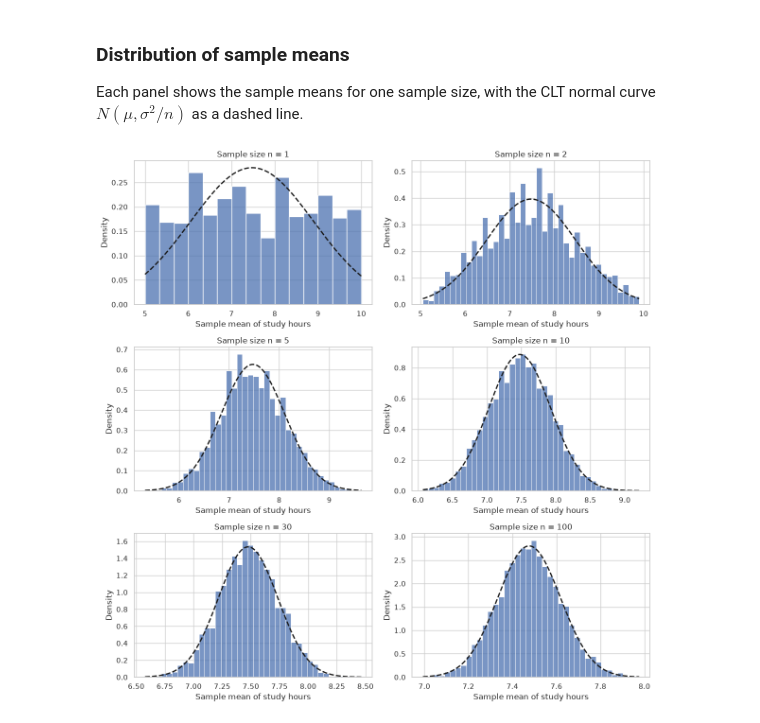
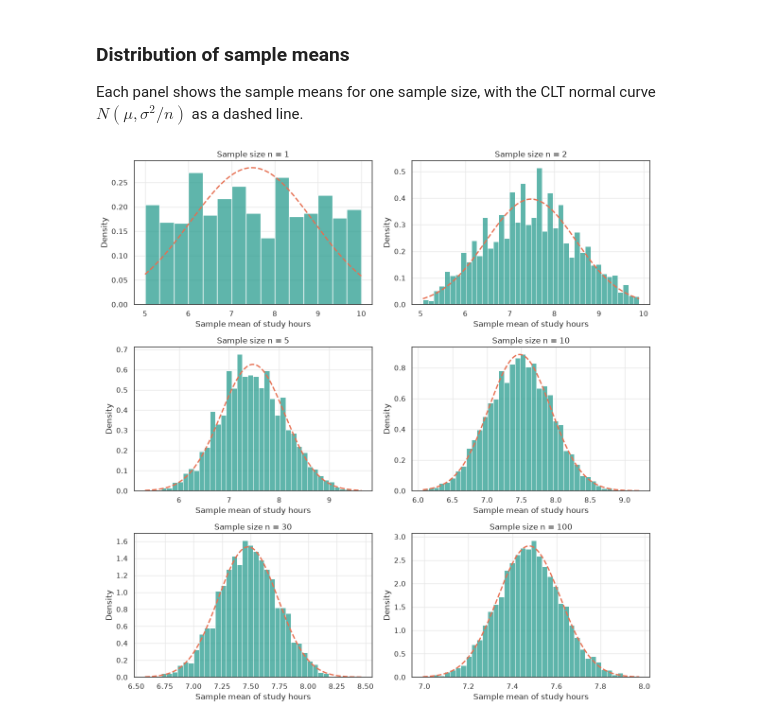
Before and after one commit to svschakri/CS-215-DAI_project, a Jupyter notebook: analysis.ipynb, the cells around one changed output. Cells and saved outputs as stored; diff of their text form; code cells hidden in the pictures.

```diff
--- a/analysis.ipynb
+++ b/analysis.ipynb
@@ -11,3 +5,31 @@ sns.set_theme(style="whitegrid")
+# %%
+import numpy as np
+import pandas as pd
+import matplotlib.pyplot as plt
+import seaborn as sns
+
+# Time-use columns (each student's five activities sum to 24 hours)
+TIME_COLS = [
+    "Study_Hours_Per_Day",
+    "Extracurricular_Hours_Per_Day",
+    "Sleep_Hours_Per_Day",
+    "Social_Hours_Per_Day",
+    "Physical_Activity_Hours_Per_Day",
+]
+
+sns.set_theme(style="whitegrid", rc={"grid.color": "#e6e6e6", "axes.edgecolor": "#444444"})
+
+# ---- Colour palette used by every chart in this notebook ----
+stress_order = [0, 1, 2]                                    # 0 = Low, 1 = Medium, 2 = High
+STRESS_PALETTE = {0: "#2a9d8f", 1: "#e9c46a", 2: "#e76f51"}  # teal, sand, coral
+COLUMN_COLOR = {
+    "Study_Hours_Per_Day": "#355070",                        # navy
+    "Extracurricular_Hours_Per_Day": "#e56b6f",              # rose
+    "Sleep_Hours_Per_Day": "#6d597a",                        # plum
+    "Social_Hours_Per_Day": "#b56576",                       # mauve
+    "Physical_Activity_Hours_Per_Day": "#eaac8b",            # peach
+    "CGPA": "#2a9d8f",                                       # teal
+}
 # %%
 df = pd.read_csv("student_lifestyle_dataset.csv")
 
@@ -177,0 +280,12 @@ These results describe this dataset only. They do not show that stress, study ti
+# %%
+features = ["Study_Hours_Per_Day","Extracurricular_Hours_Per_Day","Social_Hours_Per_Day","Physical_Activity_Hours_Per_Day"]
+n = len(df)
+y = df["CGPA"].to_numpy()
+
+X = np.column_stack([np.ones(n), df[features].to_numpy()])   # first column of 1s = intercept
+
+XtX = X.T @ X
+Xty = X.T @ y
+
+XtX_inv = np.linalg.inv(XtX)
+beta = XtX_inv @ Xty                      # beta = (X^T X)^-1 X^T y
@@ -226,13 +385,13 @@ Each panel shows the sample means for one sample size, with the CLT normal curve
 # %%
 fig, axes = plt.subplots(3, 2, figsize=(12, 12))
 for ax, n in zip(axes.flat, sample_sizes):
     means = sample_means[n]
-    sns.histplot(means, bins=15 if n == 1 else 40, stat="density", color="#4c72b0", ax=ax)
+    sns.histplot(means, bins=15 if n == 1 else 40, stat="density", color="#2a9d8f", edgecolor="white", ax=ax)
     xs = np.linspace(means.min(), means.max(), 300)
-    ax.plot(xs, stats.norm.pdf(xs, mu, sigma / np.sqrt(n)), "k--", lw=2)
+    ax.plot(xs, stats.norm.pdf(xs, mu, sigma / np.sqrt(n)), "--", color="#e76f51", lw=2)
     ax.set(title=f"Sample size n = {n}", xlabel="Sample mean of study hours", ylabel="Density")
 
 plt.tight_layout()
 plt.show()
 # %% [output]
-[figure, old version]
+[figure, new version]
```
Also changed, not shown: parts of 37 cells of this notebook.
